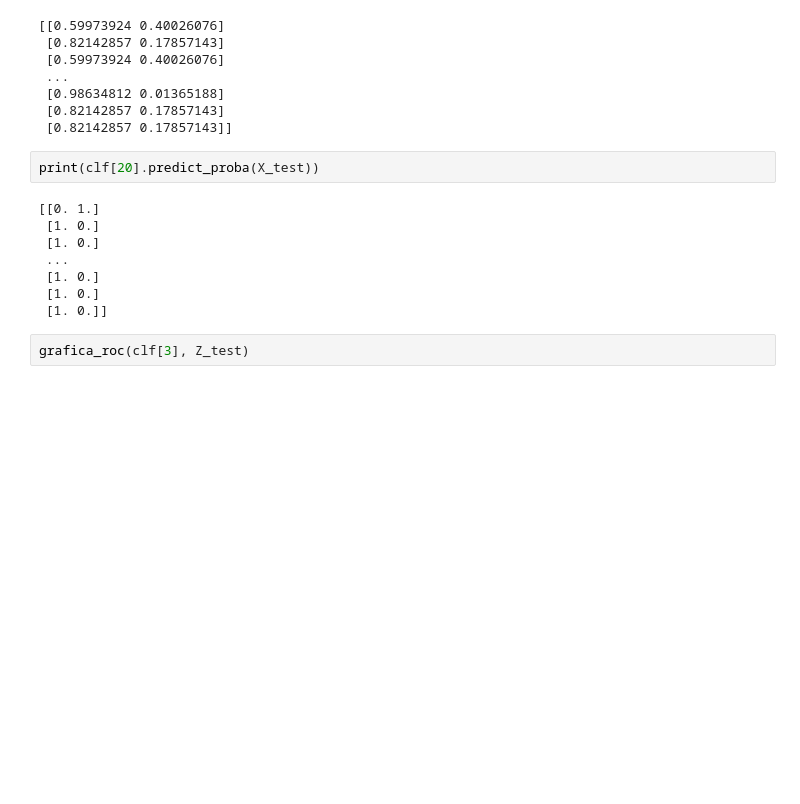
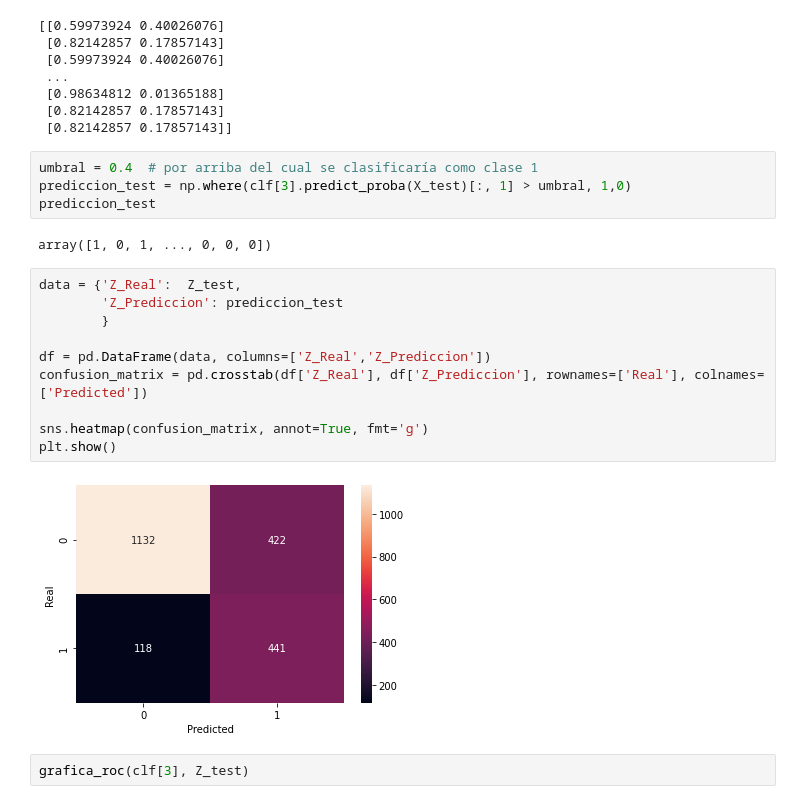
Before and after one commit to AnIsAsPe/ClasificadorClientesTelecom, a Jupyter notebook: ClasificadorClientesEmpresaTelecom_Churn_v2.ipynb, the cells around one changed output. Drawn from its saved outputs; the diff is of its cells as text; blank space fills up the shorter version.

```diff
--- a/ClasificadorClientesEmpresaTelecom_Churn_v2.ipynb
+++ b/ClasificadorClientesEmpresaTelecom_Churn_v2.ipynb
@@ -502,16 +532,24 @@ print(clf[3].predict_proba(X_test))
  [0.98634812 0.01365188]
  [0.82142857 0.17857143]
  [0.82142857 0.17857143]]
-# %%
-print(clf[20].predict_proba(X_test))
-# %% [output]
-[[0. 1.]
- [1. 0.]
- [1. 0.]
- ...
- [1. 0.]
- [1. 0.]
- [1. 0.]]
+# %%
+umbral = 0.4  # por arriba del cual se clasificaría como clase 1
+prediccion_test = np.where(clf[3].predict_proba(X_test)[:, 1] > umbral, 1,0)
+prediccion_test
+# %% [output]
+array([1, 0, 1, ..., 0, 0, 0])
+# %%
+data = {'Z_Real':  Z_test,
+        'Z_Prediccion': prediccion_test
+        }
+
+df = pd.DataFrame(data, columns=['Z_Real','Z_Prediccion'])
+confusion_matrix = pd.crosstab(df['Z_Real'], df['Z_Prediccion'], rownames=['Real'], colnames=['Predicted'])
+
+sns.heatmap(confusion_matrix, annot=True, fmt='g')
+plt.show()
+# %% [output]
+[figure, added]
 # %%
 grafica_roc(clf[3], Z_test)
 # %% [output]
```
Also changed, not shown: parts of 12 cells of this notebook.
